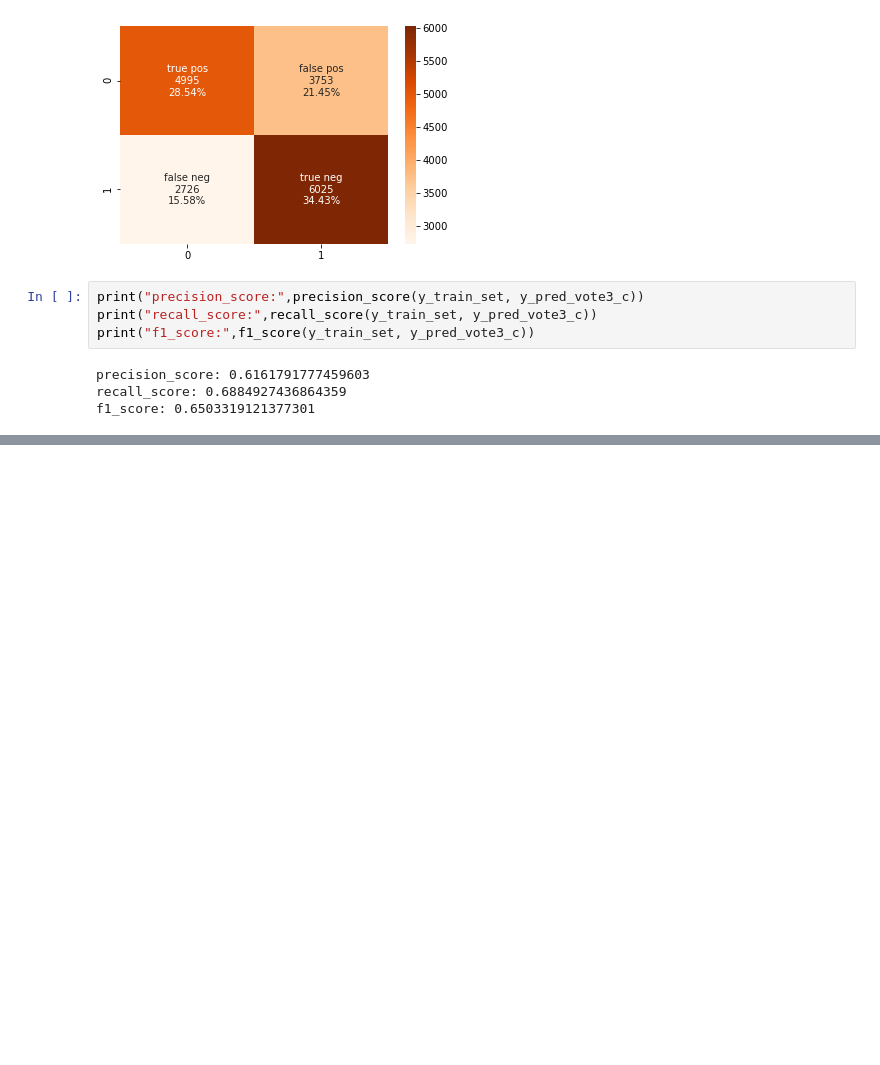
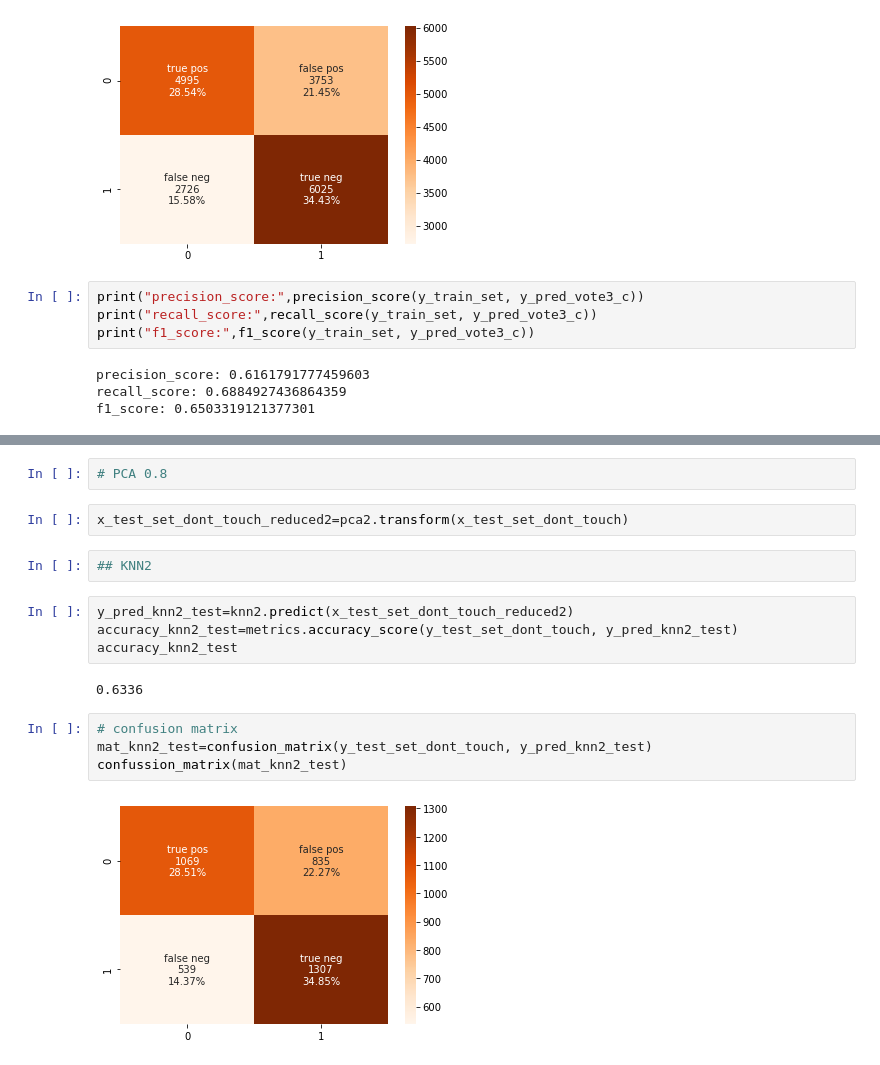
Before and after one commit to Yehudit-Brickner/data_science_end_of_year1_project, a Jupyter notebook: dogs vs cats 9.8.21 .ipynb, the cells around one changed output, grey strips where cells are left out. Cells and saved outputs as stored; diff of their text form; blank space fills up the shorter version.

```diff
--- a/dogs vs cats 9.8.21 .ipynb
+++ b/dogs vs cats 9.8.21 .ipynb
@@ -1264,0 +1439,18 @@ f1_score: 0.6503319121377301
+# %%
+# PCA 0.8
+# %%
+x_test_set_dont_touch_reduced2=pca2.transform(x_test_set_dont_touch)
+# %%
+## KNN2
+# %%
+y_pred_knn2_test=knn2.predict(x_test_set_dont_touch_reduced2)
+accuracy_knn2_test=metrics.accuracy_score(y_test_set_dont_touch, y_pred_knn2_test)
+accuracy_knn2_test
+# %% [output]
+0.6336
+# %%
+# confusion matrix
+mat_knn2_test=confusion_matrix(y_test_set_dont_touch, y_pred_knn2_test)
+confussion_matrix(mat_knn2_test)
+# %% [output]
+[figure, added]
```
Also changed, not shown: parts of 132 cells of this notebook.
